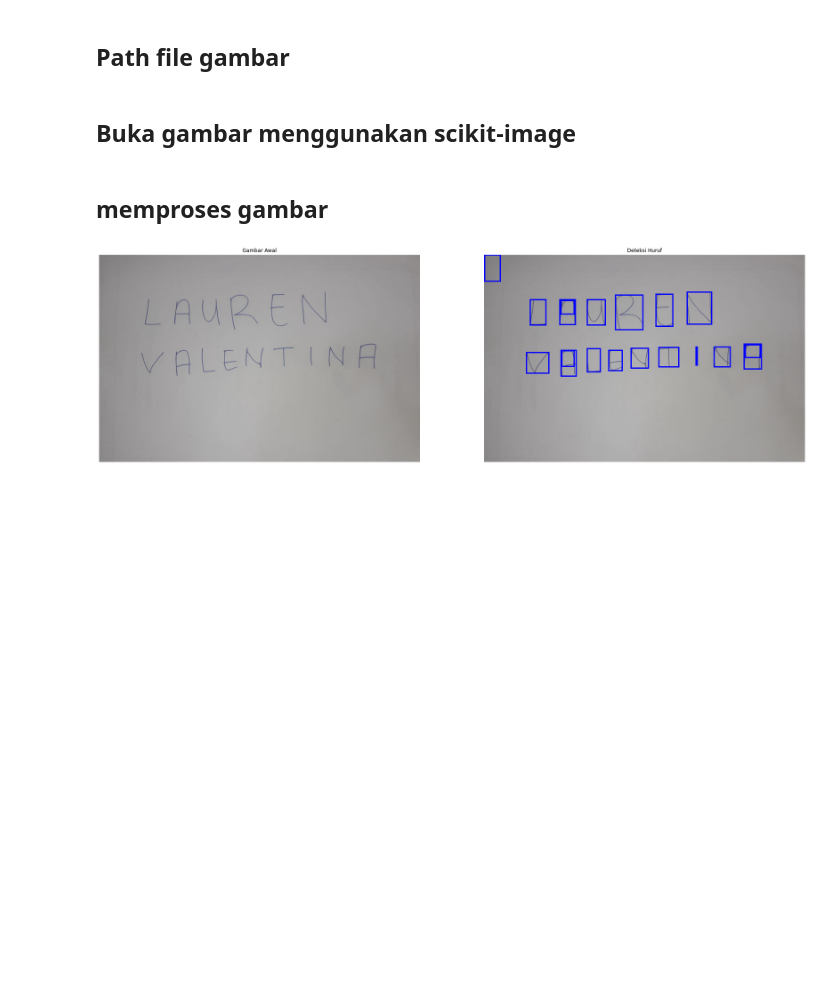
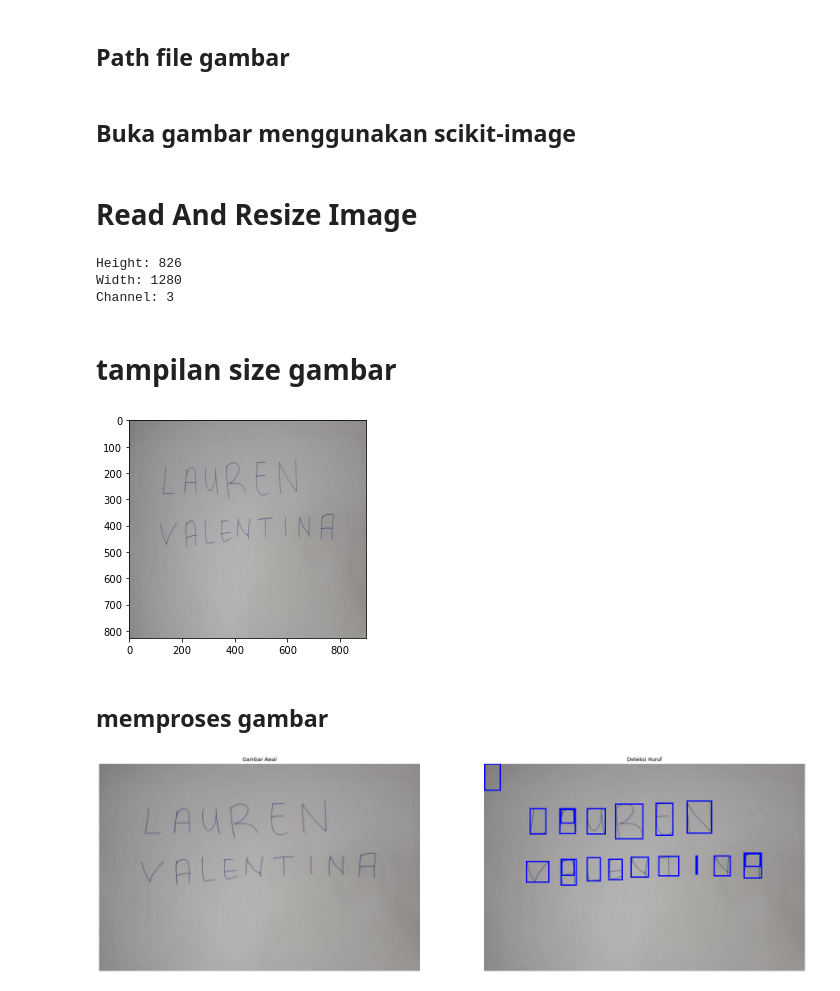
Before and after one commit to LaurenValentina/word_segmentation, a Jupyter notebook: PA-07_202131042_LAUREN VALENTINA_B/Word Segmentation.ipynb, the cells around one changed output. Cells and saved outputs as stored; diff of their text form; code cells hidden in the pictures; blank space fills up the shorter version.

```diff
--- a/PA-07_202131042_LAUREN VALENTINA_B/Word Segmentation.ipynb
+++ b/PA-07_202131042_LAUREN VALENTINA_B/Word Segmentation.ipynb
@@ -36,6 +37,37 @@ image_path = 'lauren.jpg'
 ## Buka gambar menggunakan scikit-image
 # %%
 image = io.imread(image_path)
+# %% [markdown]
+# Read And Resize Image
+# %%
+image = cv2.imread("lauren.jpg")
+image = cv2.cvtColor(image, cv2.COLOR_BGR2RGB)
+
+height, width, channel = image.shape
+
+print(f"Height: {height}")
+print(f"Width: {width}")
+print(f"Channel: {channel}")
+# %% [output]
+Height: 826
+Width: 1280
+Channel: 3
+# %% [markdown]
+# tampilan size gambar
+# %%
+def resize_image(image):
+    height, width, channel = image.shape
+    if width > 1000:
+        width = 900
+        factor = width / height
+        new_height = int(width / factor)
+
+    image = cv2.resize(image, (width, height), interpolation = cv2.INTER_AREA)
+    plt.imshow(image)
+    return image
+image = resize_image(image)
+# %% [output]
+[figure, added]
 # %% [markdown]
 ## memproses gambar
 # %%
```
Also changed, not shown: parts of 1 cell of this notebook.
